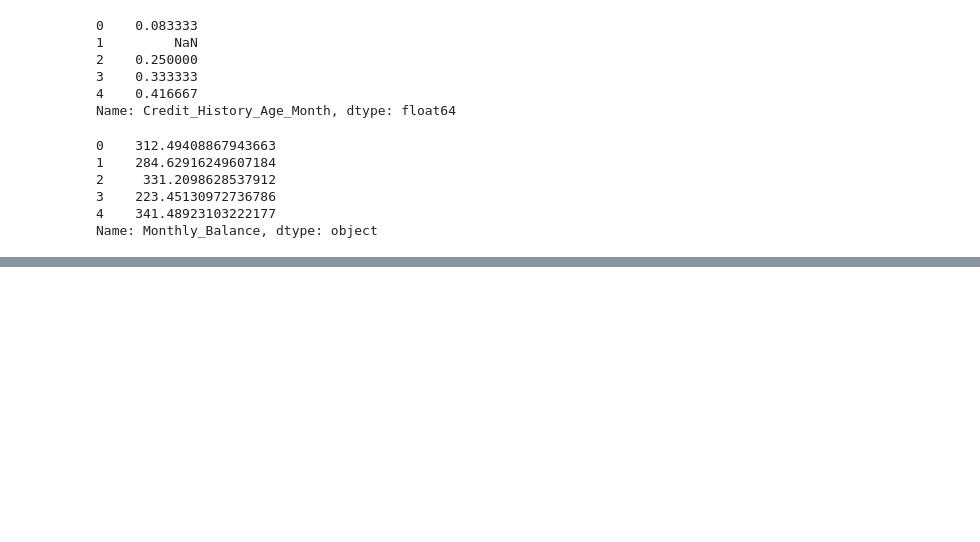
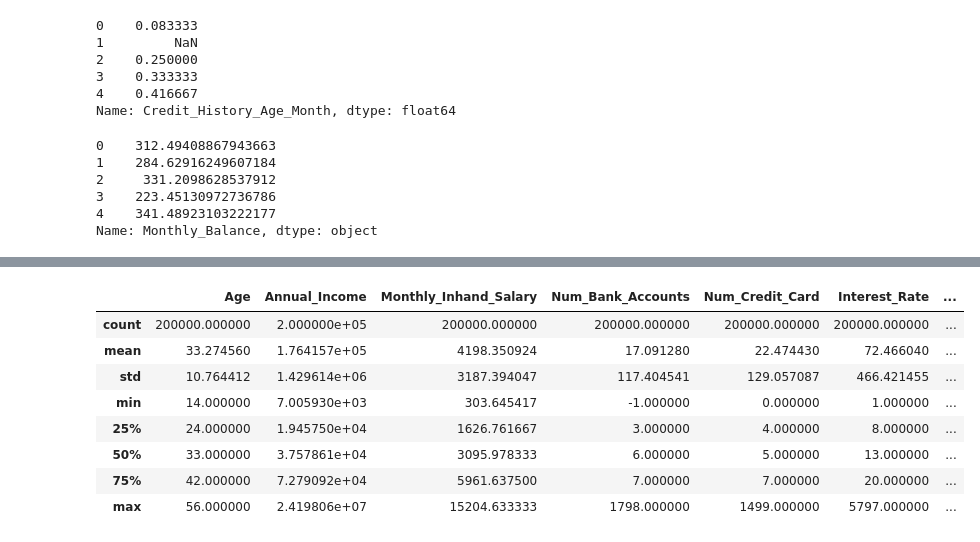
Before and after one commit to Gauss-PWr/EDA_PROJECT_2, a Jupyter notebook: Kacper_notebook.ipynb, the cells around one changed output, grey strips where cells are left out. Saved outputs shown, nothing was run; the diff lists cells and outputs as text; code cells hidden in the pictures; blank space fills up the shorter version.

```diff
--- a/Kacper_notebook.ipynb
+++ b/Kacper_notebook.ipynb
@@ -514,0 +564,12 @@ Name: Type_of_Loan, Length: 200000, dtype: object
+# %%
+df.describe()
+# %% [output]
+|  | Age | Annual_Income | Monthly_Inhand_Salary | Num_Bank_Accounts | Num_Credit_Card | Interest_Rate | ... |
+| count | 200000.000000 | 2.000000e+05 | 200000.000000 | 200000.000000 | 200000.000000 | 200000.000000 | ... |
+| mean | 33.274560 | 1.764157e+05 | 4198.350924 | 17.091280 | 22.474430 | 72.466040 | ... |
+| std | 10.764412 | 1.429614e+06 | 3187.394047 | 117.404541 | 129.057087 | 466.421455 | ... |
+| min | 14.000000 | 7.005930e+03 | 303.645417 | -1.000000 | 0.000000 | 1.000000 | ... |
+| 25% | 24.000000 | 1.945750e+04 | 1626.761667 | 3.000000 | 4.000000 | 8.000000 | ... |
+| 50% | 33.000000 | 3.757861e+04 | 3095.978333 | 6.000000 | 5.000000 | 13.000000 | ... |
+| 75% | 42.000000 | 7.279092e+04 | 5961.637500 | 7.000000 | 7.000000 | 20.000000 | ... |
+| max | 56.000000 | 2.419806e+07 | 15204.633333 | 1798.000000 | 1499.000000 | 5797.000000 | ... |
```
Also changed, not shown: parts of 16 cells of this notebook, 1 other file.
